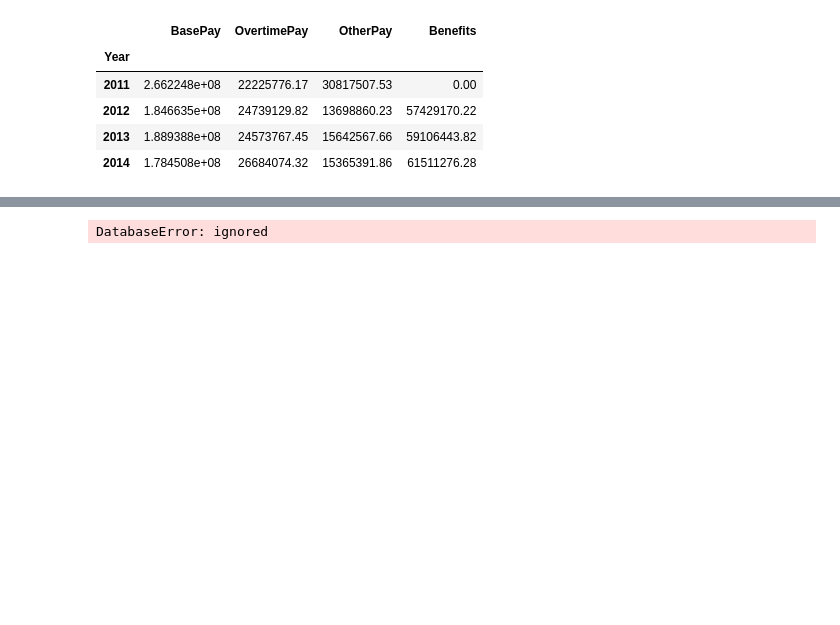
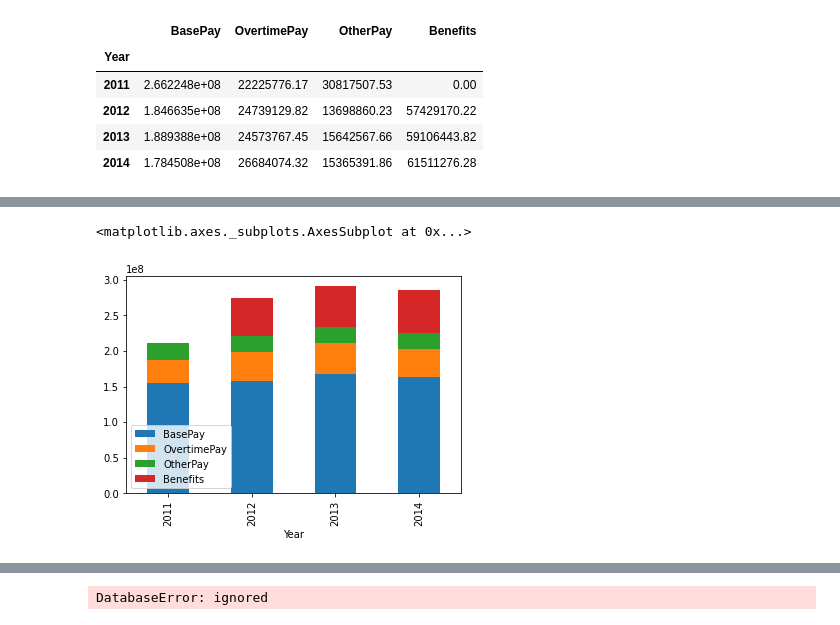
Before and after one commit to EvgenyBelov78/DA1, a Jupyter notebook: Salaries_in_SF.ipynb, the cells around one changed output, grey strips where cells are left out. Drawn from its saved outputs; the diff is of its cells as text; code cells hidden in the pictures; blank space fills up the shorter version.

```diff
--- a/Salaries_in_SF.ipynb
+++ b/Salaries_in_SF.ipynb
@@ -384,3 +384,5 @@ df.groupby(['Dept','Year'])['BasePay',"OvertimePay","OtherPay",'Benefits'].sum()
 |  | 2014 | 1.784508e+08 | 26684074.32 | 15365391.86 | 61511276.28 |
 # %%
 dfpolice=df[df['Dept']=='Police'].groupby(['Year'])['BasePay',"OvertimePay","OtherPay",'Benefits'].sum()
+# %%
+dffire=df[df['Dept']=='Fire'].groupby(['Year'])['BasePay',"OvertimePay","OtherPay",'Benefits'].sum()
@@ -415,0 +416,5 @@ dfpolice.plot(x="Year", y=["BasePay", "OvertimePay","OtherPay",'Benefits'], kind
+# %%
+dffire.plot(kind='bar',stacked= True )
+# %% [output]
+<matplotlib.axes._subplots.AxesSubplot at 0x...>
+[figure, added]
```
Also changed, not shown: parts of 15 cells of this notebook.
